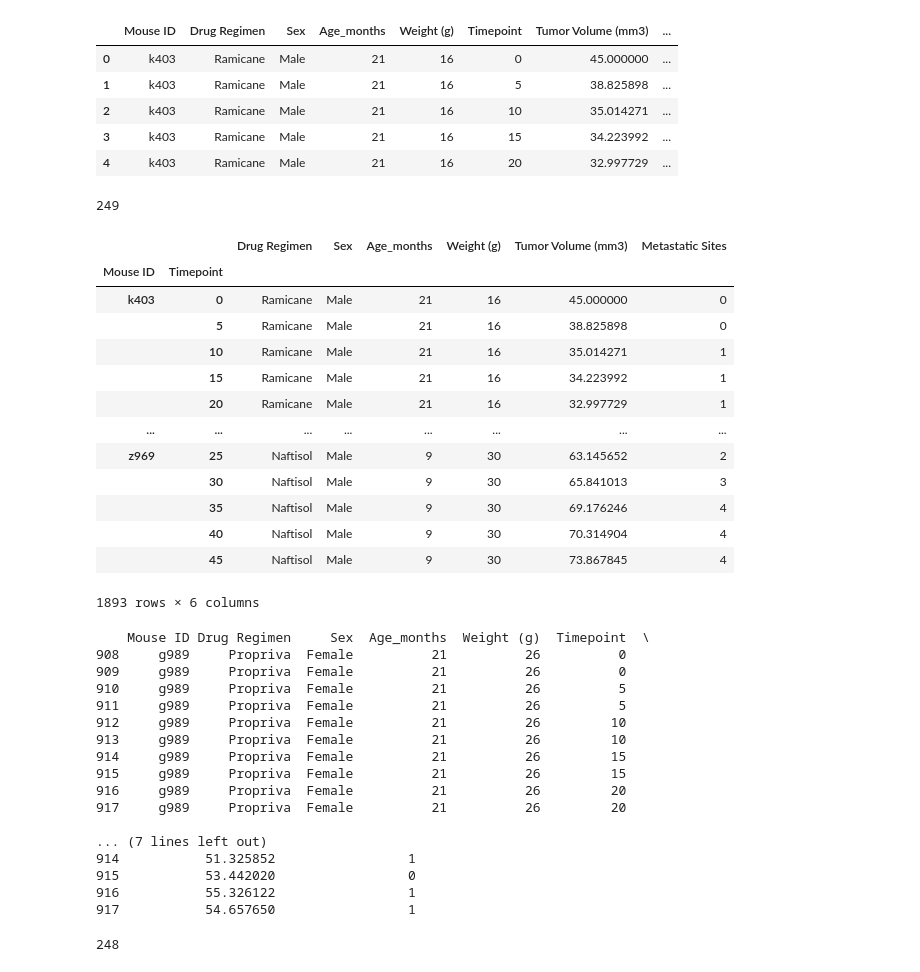
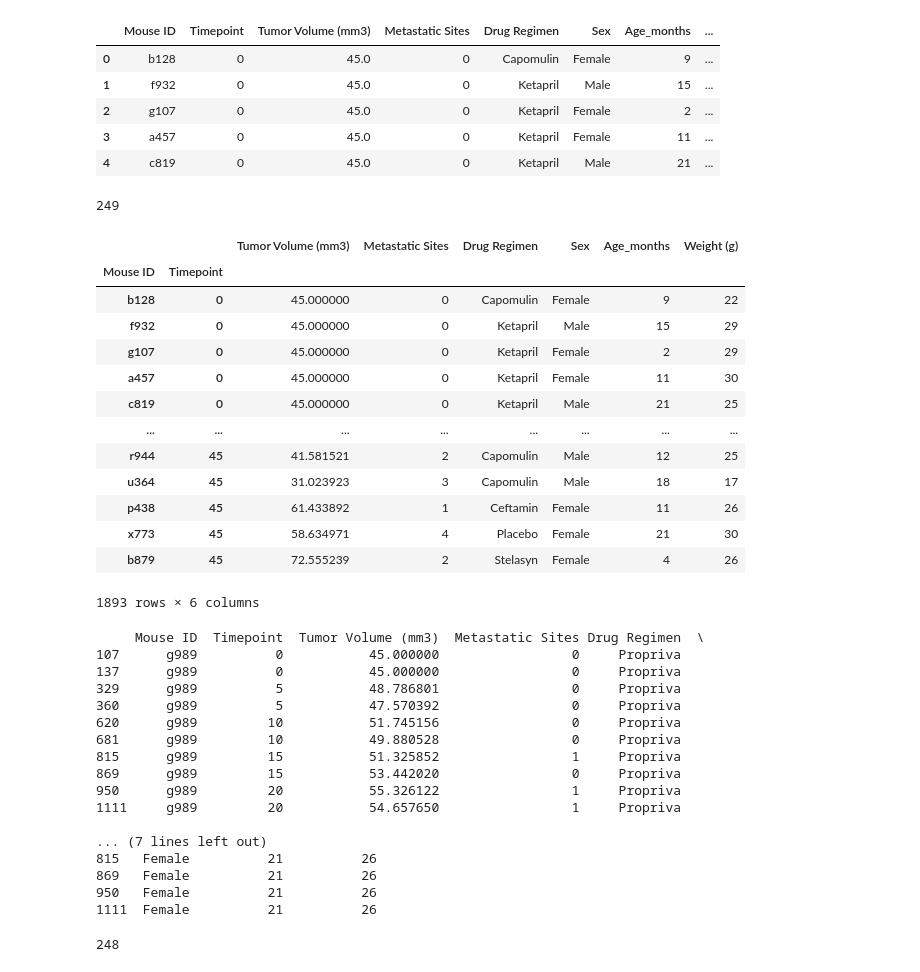
Before and after one commit to smruth17/data_visualization-challenge, a Jupyter notebook: Pymaceuticals/pymaceuticals.ipynb, the cells around one changed output. Drawn from its saved outputs; the diff is of its cells as text; code cells hidden in the pictures.

```diff
--- a/Pymaceuticals/pymaceuticals.ipynb
+++ b/Pymaceuticals/pymaceuticals.ipynb
@@ -26,16 +26,16 @@ study_results = pd.read_csv(study_results_path)
 # study_results.info()
 # %%
 # Combine the data into a single DataFrame
-df = pd.merge(mouse_metadata, study_results, on="Mouse ID",  how="left")
+df = pd.merge(study_results, mouse_metadata, on="Mouse ID",  how="left")
 # Display the data table for preview
 df.head()
 # %% [output]
-|  | Mouse ID | Drug Regimen | Sex | Age_months | Weight (g) | Timepoint | Tumor Volume (mm3) | ... |
-| 0 | k403 | Ramicane | Male | 21 | 16 | 0 | 45.000000 | ... |
-| 1 | k403 | Ramicane | Male | 21 | 16 | 5 | 38.825898 | ... |
-| 2 | k403 | Ramicane | Male | 21 | 16 | 10 | 35.014271 | ... |
-| 3 | k403 | Ramicane | Male | 21 | 16 | 15 | 34.223992 | ... |
-| 4 | k403 | Ramicane | Male | 21 | 16 | 20 | 32.997729 | ... |
+|  | Mouse ID | Timepoint | Tumor Volume (mm3) | Metastatic Sites | Drug Regimen | Sex | Age_months | ... |
+| 0 | b128 | 0 | 45.0 | 0 | Capomulin | Female | 9 | ... |
+| 1 | f932 | 0 | 45.0 | 0 | Ketapril | Male | 15 | ... |
+| 2 | g107 | 0 | 45.0 | 0 | Ketapril | Female | 2 | ... |
+| 3 | a457 | 0 | 45.0 | 0 | Ketapril | Female | 11 | ... |
+| 4 | c819 | 0 | 45.0 | 0 | Ketapril | Male | 21 | ... |
 # %%
 # Checking the number of mice.
 df["Mouse ID"].nunique()
@@ -45,42 +45,42 @@ df["Mouse ID"].nunique()
 # Our data should be uniquely identified by Mouse ID and Timepoint
 df.set_index(["Mouse ID", "Timepoint"])
 # %% [output]
-|  |  | Drug Regimen | Sex | Age_months | Weight (g) | Tumor Volume (mm3) | Metastatic Sites |
+|  |  | Tumor Volume (mm3) | Metastatic Sites | Drug Regimen | Sex | Age_months | Weight (g) |
 | Mouse ID | Timepoint |  |  |  |  |  |  |
-| k403 | 0 | Ramicane | Male | 21 | 16 | 45.000000 | 0 |
-|  | 5 | Ramicane | Male | 21 | 16 | 38.825898 | 0 |
-|  | 10 | Ramicane | Male | 21 | 16 | 35.014271 | 1 |
-|  | 15 | Ramicane | Male | 21 | 16 | 34.223992 | 1 |
-|  | 20 | Ramicane | Male | 21 | 16 | 32.997729 | 1 |
+| b128 | 0 | 45.000000 | 0 | Capomulin | Female | 9 | 22 |
+| f932 | 0 | 45.000000 | 0 | Ketapril | Male | 15 | 29 |
+| g107 | 0 | 45.000000 | 0 | Ketapril | Female | 2 | 29 |
+| a457 | 0 | 45.000000 | 0 | Ketapril | Female | 11 | 30 |
+| c819 | 0 | 45.000000 | 0 | Ketapril | Male | 21 | 25 |
 | ... | ... | ... | ... | ... | ... | ... | ... |
-| z969 | 25 | Naftisol | Male | 9 | 30 | 63.145652 | 2 |
-|  | 30 | Naftisol | Male | 9 | 30 | 65.841013 | 3 |
-|  | 35 | Naftisol | Male | 9 | 30 | 69.176246 | 4 |
-|  | 40 | Naftisol | Male | 9 | 30 | 70.314904 | 4 |
-|  | 45 | Naftisol | Male | 9 | 30 | 73.867845 | 4 |
+| r944 | 45 | 41.581521 | 2 | Capomulin | Male | 12 | 25 |
+| u364 | 45 | 31.023923 | 3 | Capomulin | Male | 18 | 17 |
+| p438 | 45 | 61.433892 | 1 | Ceftamin | Female | 11 | 26 |
+| x773 | 45 | 58.634971 | 4 | Placebo | Female | 21 | 30 |
+| b879 | 45 | 72.555239 | 2 | Stelasyn | Female | 4 | 26 |
 1893 rows × 6 columns
 # %%
 # Get the duplicate mice by ID number that shows up for Mouse ID and Timepoint. **Ask the Expert
 dup_mice = df[df.duplicated(subset=["Mouse ID", "Timepoint"], keep=False)]
 print(dup_mice)
 # %% [output]
-    Mouse ID Drug Regimen     Sex  Age_months  Weight (g)  Timepoint  \
-908     g989     Propriva  Female          21          26          0
-909     g989     Propriva  Female          21          26          0
-910     g989     Propriva  Female          21          26          5
-911     g989     Propriva  Female          21          26          5
-912     g989     Propriva  Female          21          26         10
-913     g989     Propriva  Female          21          26         10
-914     g989     Propriva  Female          21          26         15
-915     g989     Propriva  Female          21          26         15
-916     g989     Propriva  Female          21          26         20
-917     g989     Propriva  Female          21          26         20
+     Mouse ID  Timepoint  Tumor Volume (mm3)  Metastatic Sites Drug Regimen  \
+107      g989          0           45.000000                 0     Propriva
+137      g989          0           45.000000                 0     Propriva
+329      g989          5           48.786801                 0     Propriva
+360      g989          5           47.570392                 0     Propriva
+620      g989         10           51.745156                 0     Propriva
+681      g989         10           49.880528                 0     Propriva
+815      g989         15           51.325852                 1     Propriva
+869      g989         15           53.442020                 0     Propriva
+950      g989         20           55.326122                 1     Propriva
+1111     g989         20           54.657650                 1     Propriva
 
 ... (7 lines left out)
-914           51.325852                 1
-915           53.442020                 0
-916           55.326122                 1
-917           54.657650                 1
+815   Female          21          26
+869   Female          21          26
+950   Female          21          26
+1111  Female          21          26
 # %%
 # Optional: Get all the data for the duplicate mouse ID.
 # %%
```
Also changed, not shown: parts of 11 cells of this notebook, 2 other files.
